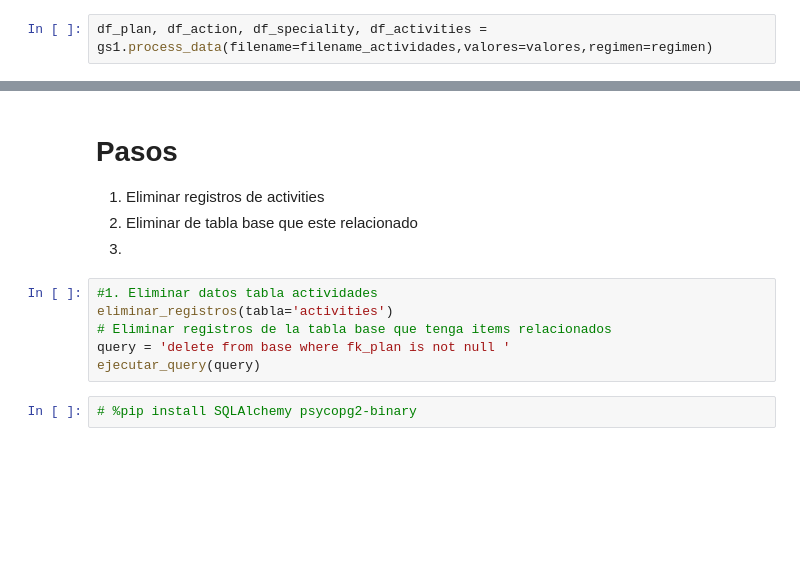
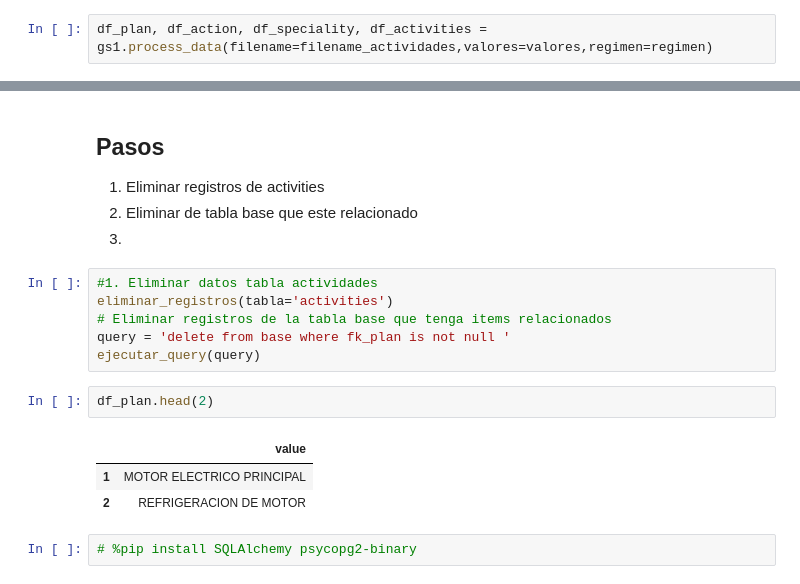
Before and after one commit to raulink/datascience_etcmt, a Jupyter notebook: notebooks/1.script.ipynb, the cells around one changed output, grey strips where cells are left out. Drawn from its saved outputs; the diff is of its cells as text; blank space fills up the shorter version.

```diff
--- a/notebooks/1.script.ipynb
+++ b/notebooks/1.script.ipynb
@@ -597,7 +625,7 @@ def update_plans_table(df, usuario, password, host, database, tabla, columna_id,
 # Ejemplo de uso
 # Definir el DataFrame df con tus datos
 # %% [markdown]
-# Pasos
+## Pasos
 1. Eliminar registros de activities
 2. Eliminar de tabla base que este relacionado
 3.
@@ -607,6 +635,12 @@ eliminar_registros(tabla='activities')
 # Eliminar registros de la tabla base que tenga items relacionados
 query = 'delete from base where fk_plan is not null '
 ejecutar_query(query)
+# %%
+df_plan.head(2)
+# %% [output]
+|  | value |
+| 1 | MOTOR ELECTRICO PRINCIPAL |
+| 2 | REFRIGERACION DE MOTOR |
 # %%
 # %pip install SQLAlchemy psycopg2-binary
 # %% [markdown]
```
Also changed, not shown: parts of 26 cells of this notebook, 3 other files.
